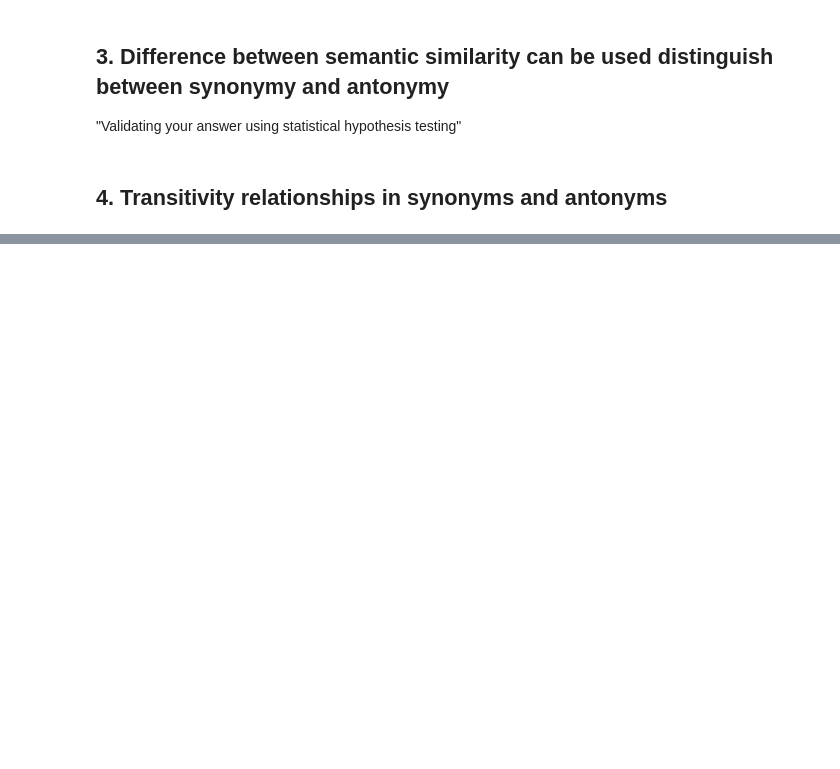
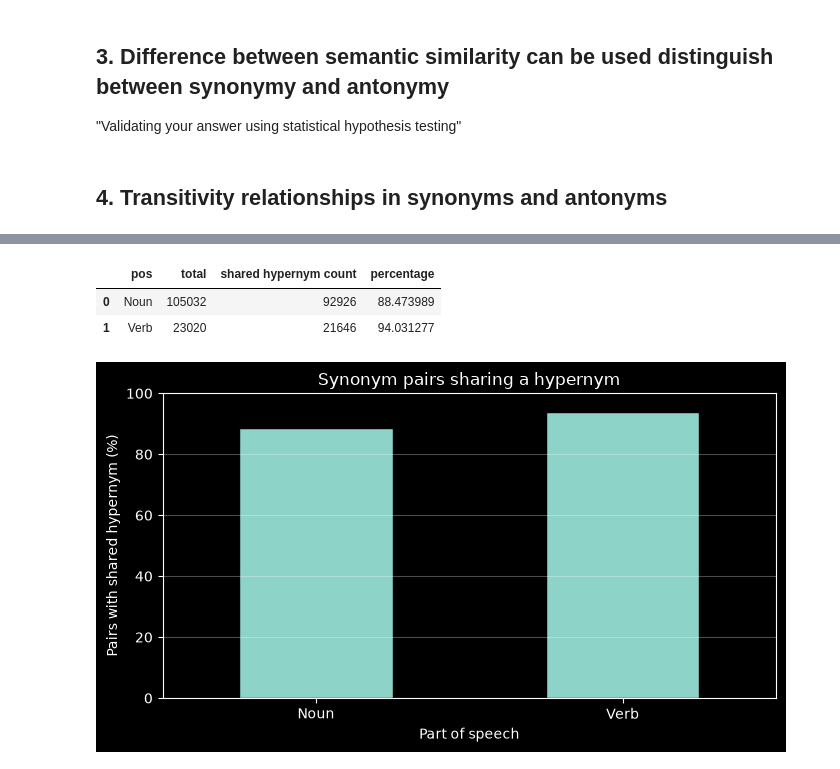
Before and after one commit to Eemeliky/NLP_Project_2026, a Jupyter notebook: NLP_project_2026.ipynb, the cells around one changed output, grey strips where cells are left out. Cells and saved outputs as stored; diff of their text form; code cells hidden in the pictures; blank space fills up the shorter version.

Commit message:
Added parts 5. and 6.

```diff
--- a/NLP_project_2026.ipynb
+++ b/NLP_project_2026.ipynb
@@ -207,0 +234,56 @@ plt.show()
+# %%
+def has_common_hypernym(word1, word2, pos):
+    for s1 in wn.synsets(word1, pos=pos):
+        for s2 in wn.synsets(word2, pos=pos):
+            if set(s1.hypernyms()) & set(s2.hypernyms()):
+                return True
+    return False
+
+
+results = []
+
+for pos in POS_TAGS:
+    df_synonyms = DATAFRAME[
+        (DATAFRAME["pos"] == pos) &
+        (DATAFRAME["relation"] == "synonym")
+    ]
+
+    df_synonyms = df_synonyms.drop_duplicates(subset=["word1", "word2"])
+    total = len(df_synonyms)
+
+    hypernym_count = sum(
+        has_common_hypernym(row.word1, row.word2, pos) for row in df_synonyms.itertuples(index=False)
+    )
+
+    results.append({
+        'pos': "Noun" if pos == wn.NOUN else "Verb",
+        'total': total,
+        'shared hypernym count': hypernym_count,
+        'percentage': (hypernym_count / total) * 100 if total > 0 else 0
+    })
+
+df_hypernyms_syn = pd.DataFrame(results)
+display(df_hypernyms_syn)
+
+ax = df_hypernyms_syn.plot.bar(
+    x="pos",
+    y="percentage",
+    figsize=(7, 4),
+    legend=False,
+    edgecolor="black",
+    rot=0
+)
+
+ax.set_title("Synonym pairs sharing a hypernym")
+ax.set_xlabel("Part of speech")
+ax.set_ylabel("Pairs with shared hypernym (%)")
+ax.set_ylim(0, 100)
+
+plt.grid(axis='y', alpha=0.3)
+plt.tight_layout()
+plt.show()
+# %% [output]
+|  | pos | total | shared hypernym count | percentage |
+| 0 | Noun | 105032 | 92926 | 88.473989 |
+| 1 | Verb | 23020 | 21646 | 94.031277 |
+[figure, added]
```
Also changed, not shown: parts of 13 cells of this notebook.
